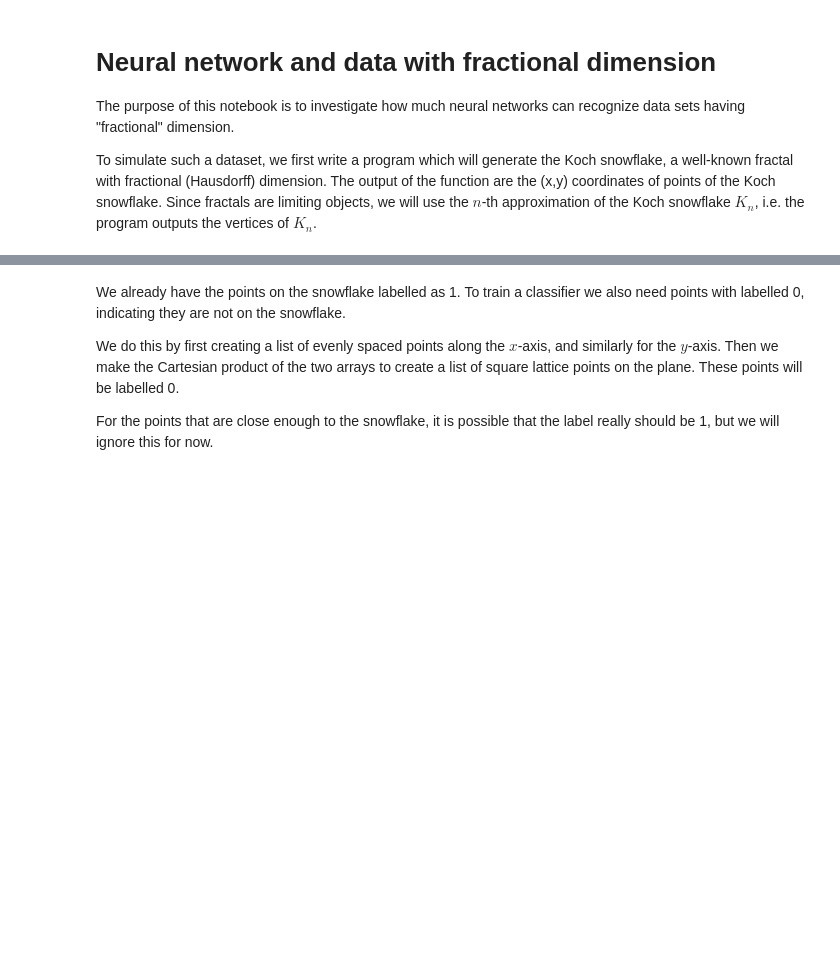
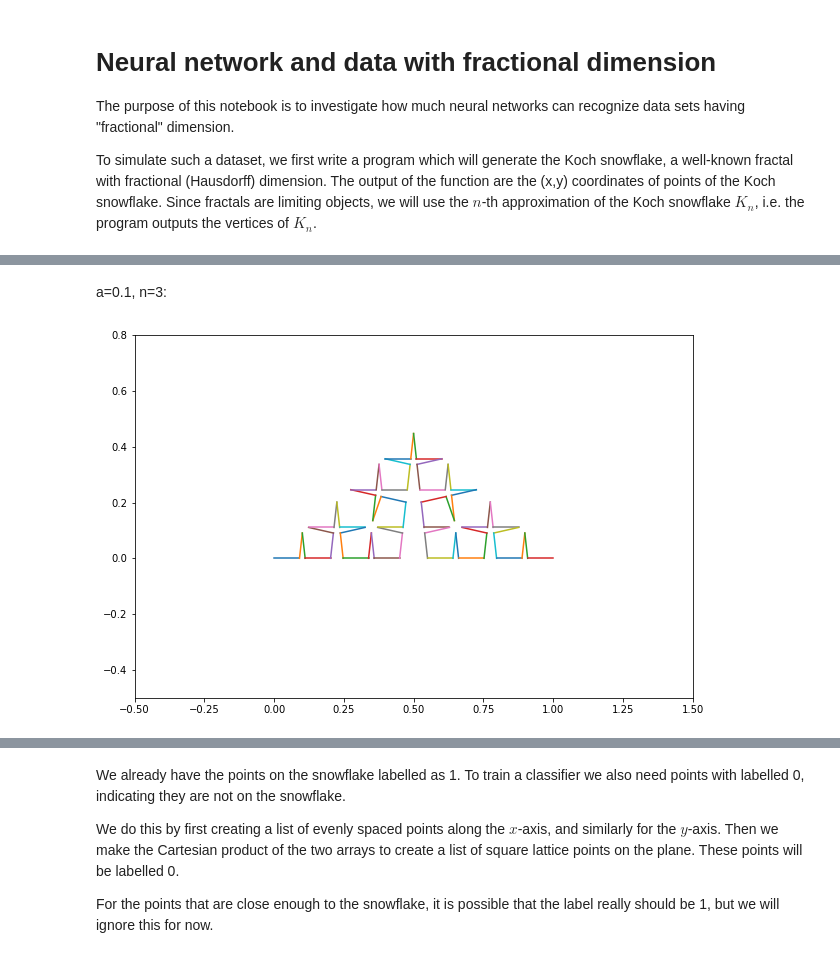
Before and after one commit to ivanchiohk/neural_network_koch_snowflake, a Jupyter notebook: Neural network and data with fractional-dimension.ipynb, the cells around one changed output, grey strips where cells are left out. Drawn from its saved outputs; the diff is of its cells as text; code cells hidden in the pictures; blank space fills up the shorter version.

```diff
--- a/Neural network and data with fractional-dimension.ipynb
+++ b/Neural network and data with fractional-dimension.ipynb
@@ -312,0 +185,6 @@ plot(-0.2,    1.2,
+# %% [markdown]
+a=0.1, n=3:
+# %%
+make_koch_curve(0.1, 3, 1, 0)
+# %% [output]
+[figure, added]
```
Also changed, not shown: parts of 70 cells of this notebook.
